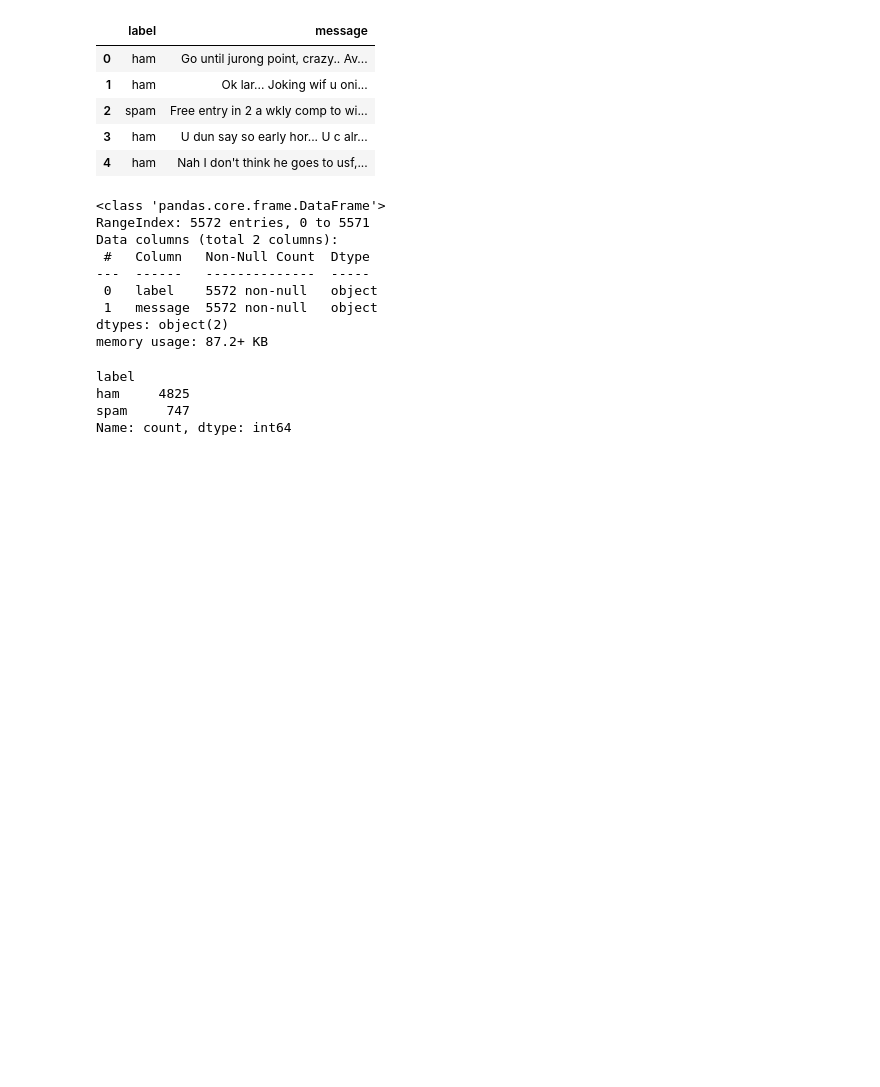
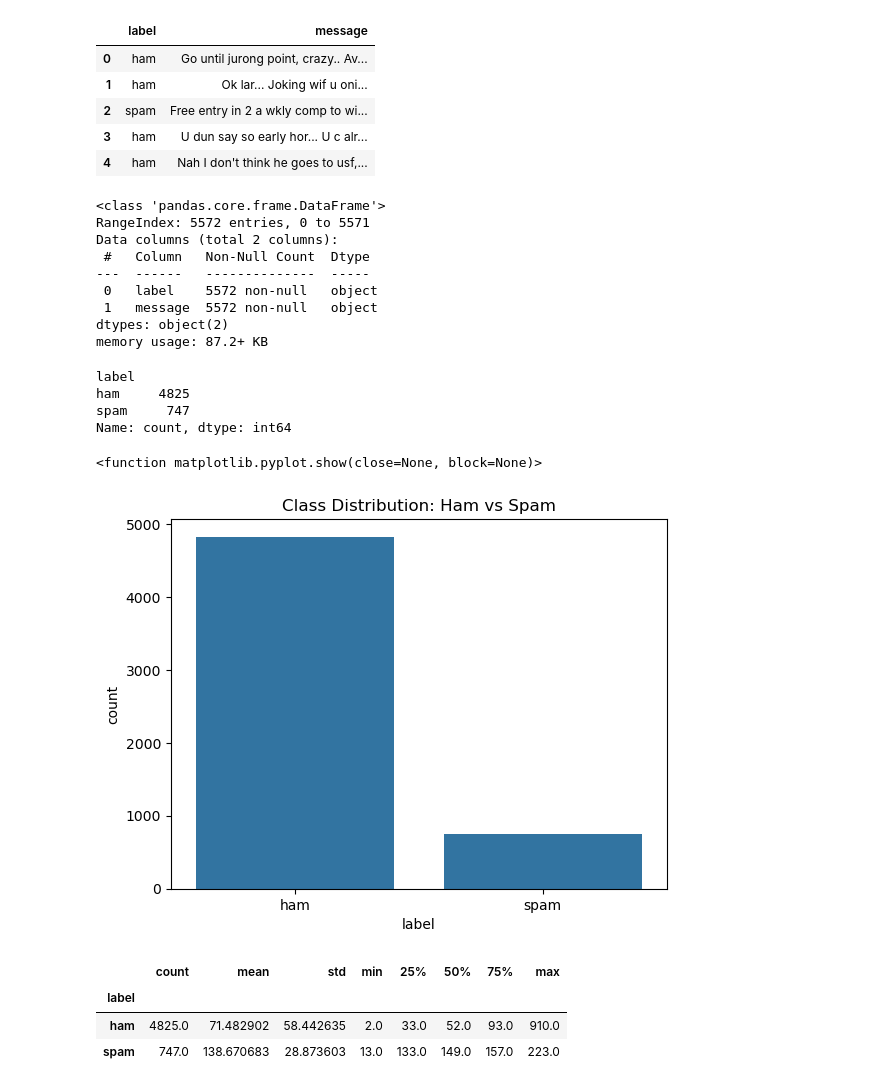
Before and after one commit to ezra-kutsvaira/PromoHub-Machine-Learning-Models, a Jupyter notebook: notebooks/01_sms_spam_model.ipynb, the cells around one changed output. Drawn from its saved outputs; the diff is of its cells as text; code cells hidden in the pictures; blank space fills up the shorter version.

```diff
--- a/notebooks/01_sms_spam_model.ipynb
+++ b/notebooks/01_sms_spam_model.ipynb
@@ -65,6 +65,18 @@ ham     4825
 spam     747
 Name: count, dtype: int64
 # %%
-sms.countplot(x="label", data=df)
+sns.countplot(x="label", data=df)
 plt.title("Class Distribution: Ham vs Spam")
-plt.shp
+plt.show
+# %% [output]
+<function matplotlib.pyplot.show(close=None, block=None)>
+[figure, added]
+# %%
+df["message_length"] = df["message"].apply(len)
+
+df.groupby("label")["message_length"].describe()
+# %% [output]
+|  | count | mean | std | min | 25% | 50% | 75% | max |
+| label |  |  |  |  |  |  |  |  |
+| ham | 4825.0 | 71.482902 | 58.442635 | 2.0 | 33.0 | 52.0 | 93.0 | 910.0 |
+| spam | 747.0 | 138.670683 | 28.873603 | 13.0 | 133.0 | 149.0 | 157.0 | 223.0 |
```
Also changed, not shown: parts of 2 cells of this notebook.
